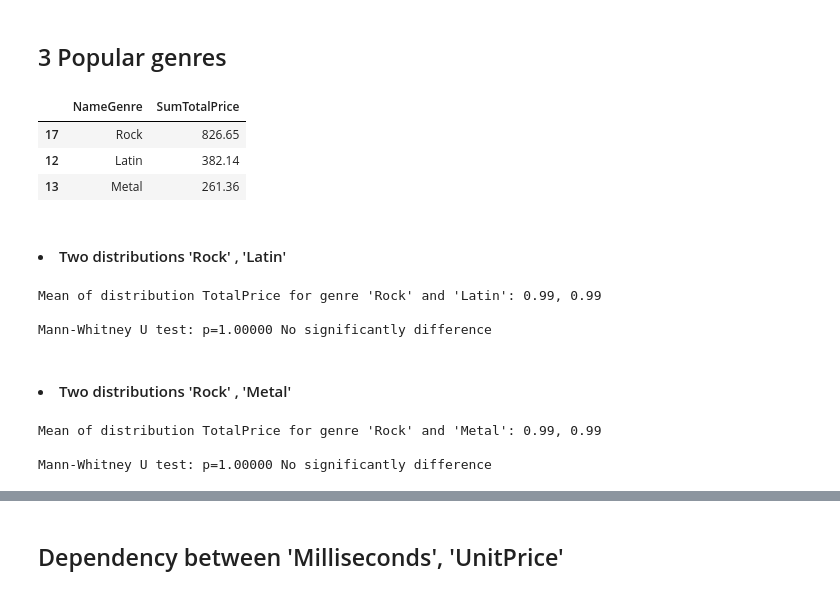
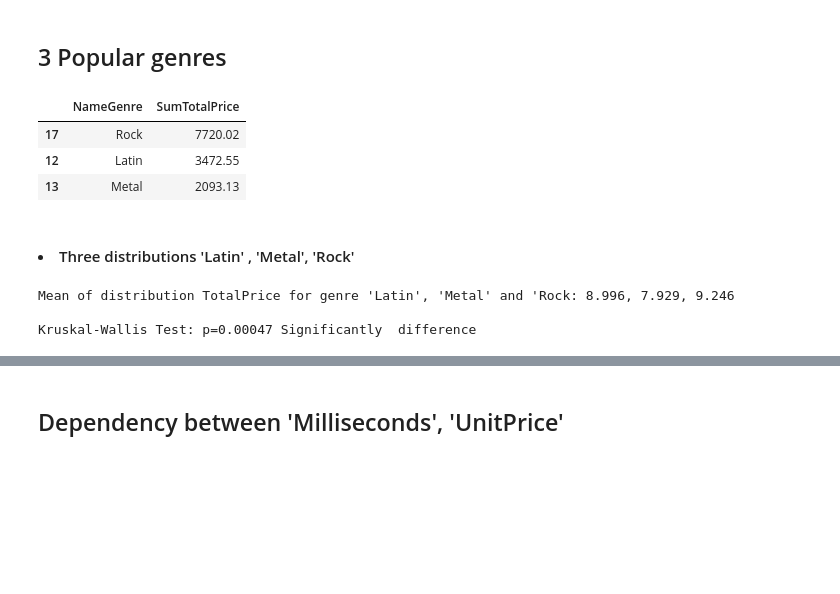
Before and after one commit to masoudstats/DaneshkarFinallProj, a Jupyter notebook: Data_Analysis/notebooks/2. EDA.ipynb, the cells around one changed output, grey strips where cells are left out. Saved outputs shown, nothing was run; the diff lists cells and outputs as text; code cells hidden in the pictures; blank space fills up the shorter version.

```diff
--- a/Data_Analysis/notebooks/2. EDA.ipynb
+++ b/Data_Analysis/notebooks/2. EDA.ipynb
@@ -427,21 +427,23 @@ After remove outliers:
 # %% [markdown]
 ## 3 Popular genres
 # %%
-df_track_invoiceline_genre = pd.merge(pd.merge(df_track, df_invoiceline, on='TrackId'),
+df_invoiceline_invoice = pd.merge(df_invoiceline, df_invoice , on='InvoiceId')[['TrackId', 'Total', 'UnitPrice', 'Quantity']]
+
+df_track_invoiceline_genre = pd.merge(pd.merge(df_track, df_invoiceline_invoice, on='TrackId'),
                                                df_genre, on='GenreId')
 
 df_track_invoiceline_genre = df_track_invoiceline_genre.rename(columns={'Name_y': 'NameGenre', 'UnitPrice_x': 'UnitPrice'})
 
 df_track_invoiceline_genre['TotalPrice'] = df_track_invoiceline_genre['UnitPrice'] * df_track_invoiceline_genre['Quantity']
 
 grp_df_track_invoiceline_genre = (df_track_invoiceline_genre
                                 .groupby(by=['NameGenre'], as_index=False)
-                                .agg(SumTotalPrice=('TotalPrice', 'sum'))
+                                .agg(SumTotalPrice=('Total', 'sum'))
                                 .sort_values(by=['SumTotalPrice'], ascending=False)
                                 .head(3))
 grp_df_track_invoiceline_genre
 # %% [output]
 |  | NameGenre | SumTotalPrice |
-| 17 | Rock | 826.65 |
-| 12 | Latin | 382.14 |
-| 13 | Metal | 261.36 |
+| 17 | Rock | 7720.02 |
+| 12 | Latin | 3472.55 |
+| 13 | Metal | 2093.13 |
@@ -448,34 +463,17 @@ grp_df_track_invoiceline_genre
 # %% [markdown]
-#### <li>Two distributions 'Rock' , 'Latin'
+#### <li>Three distributions 'Latin' , 'Metal', 'Rock'
 # %%
-print(f"Mean of distribution TotalPrice for genre 'Rock' and 'Latin':\
- {df_track_invoiceline_genre[df_track_invoiceline_genre['NameGenre'].eq('Rock')]['TotalPrice'].mean().round(3)}\
-, {df_track_invoiceline_genre[df_track_invoiceline_genre['NameGenre'].eq('Latin')]['TotalPrice'].mean().round(3)}\n")
+print(f"Mean of distribution TotalPrice for genre 'Latin', 'Metal' and 'Rock:\
+ {df_track_invoiceline_genre[df_track_invoiceline_genre['NameGenre'].eq('Latin')]['Total'].mean().round(3)}\
+, {df_track_invoiceline_genre[df_track_invoiceline_genre['NameGenre'].eq('Metal')]['Total'].mean().round(3)}\
+, {df_track_invoiceline_genre[df_track_invoiceline_genre['NameGenre'].eq('Rock')]['Total'].mean().round(3)}\n")
 
+stat, p = kruskal(df_track_invoiceline_genre[df_track_invoiceline_genre['NameGenre'].eq('Latin')]['Total'],
+                       df_track_invoiceline_genre[df_track_invoiceline_genre['NameGenre'].eq('Metal')]['Total'],
+                       df_track_invoiceline_genre[df_track_invoiceline_genre['NameGenre'].eq('Rock')]['Total'])
 
-stat, p = mannwhitneyu(df_track_invoiceline_genre[df_track_invoiceline_genre['NameGenre'].eq('Rock')]['TotalPrice'],
-                       df_track_invoiceline_genre[df_track_invoiceline_genre['NameGenre'].eq('Latin')]['TotalPrice'],
-                       alternative='two-sided')
-
-print(f"Mann-Whitney U test: p={p:.5f} {'Significantly  difference' if p < 0.05 else 'No significantly difference'}")
+print(f"Kruskal-Wallis Test: p={p:.5f} {'Significantly  difference' if p < 0.05 else 'No significantly difference'}")
 # %% [output]
-Mean of distribution TotalPrice for genre 'Rock' and 'Latin': 0.99, 0.99
+Mean of distribution TotalPrice for genre 'Latin', 'Metal' and 'Rock: 8.996, 7.929, 9.246
 
-Mann-Whitney U test: p=1.00000 No significantly difference
+Kruskal-Wallis Test: p=0.00047 Significantly  difference
-# %% [markdown]
-#### <li>Two distributions 'Rock' , 'Metal'
-# %%
-print(f"Mean of distribution TotalPrice for genre 'Rock' and 'Metal':\
- {df_track_invoiceline_genre[df_track_invoiceline_genre['NameGenre'].eq('Rock')]['TotalPrice'].mean().round(3)}\
-, {df_track_invoiceline_genre[df_track_invoiceline_genre['NameGenre'].eq('Metal')]['TotalPrice'].mean().round(3)}\n")
-
-
-stat, p = mannwhitneyu(df_track_invoiceline_genre[df_track_invoiceline_genre['NameGenre'].eq('Rock')]['TotalPrice'],
-                       df_track_invoiceline_genre[df_track_invoiceline_genre['NameGenre'].eq('Metal')]['TotalPrice'],
-                       alternative='two-sided')
-
-print(f"Mann-Whitney U test: p={p:.5f} {'Significantly  difference' if p < 0.05 else 'No significantly difference'}")
-# %% [output]
-Mean of distribution TotalPrice for genre 'Rock' and 'Metal': 0.99, 0.99
-
-Mann-Whitney U test: p=1.00000 No significantly difference
```
Also changed, not shown: parts of 4 cells of this notebook, 1 other file.
